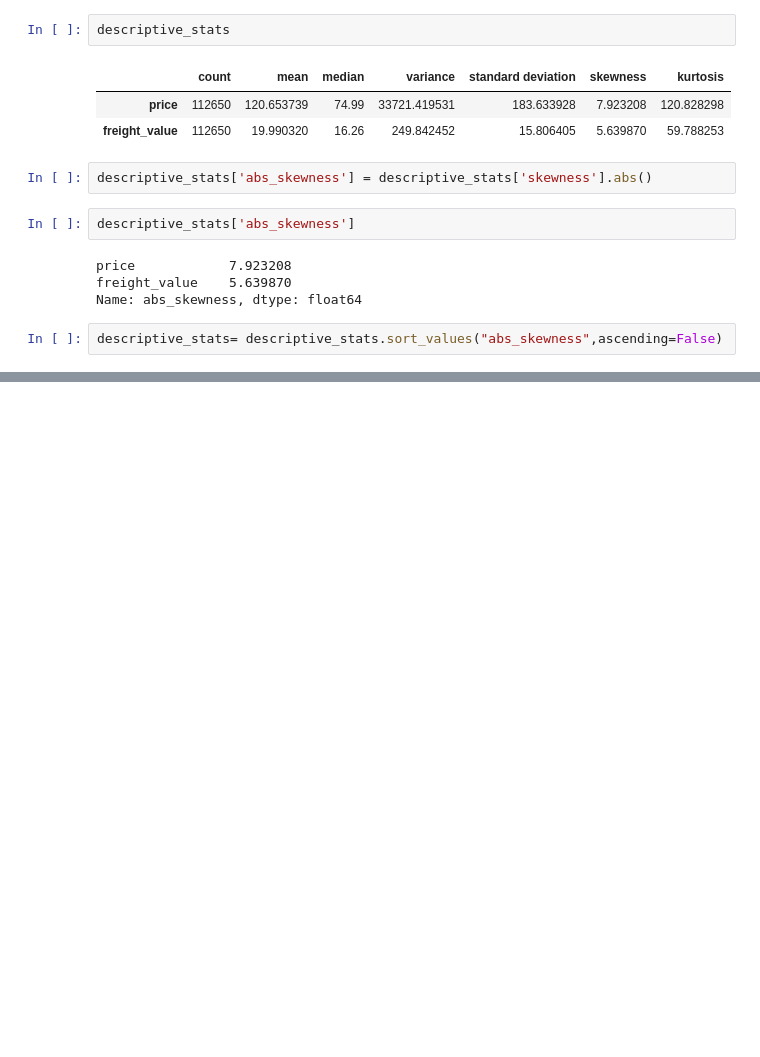
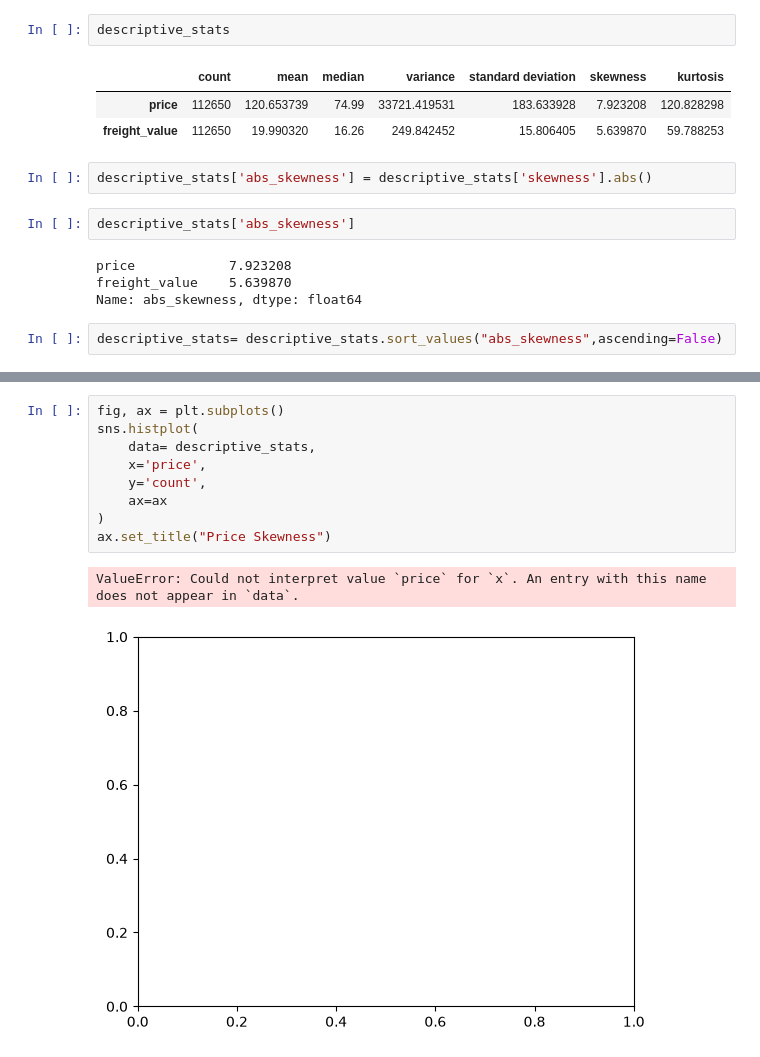
Before and after one commit to ProsellaAnalyst/Feature-Distribution-and-Skewness-Analysis, a Jupyter notebook: olist_descriptive_statistics_skewness.ipynb, the cells around one changed output, grey strips where cells are left out. Drawn from its saved outputs; the diff is of its cells as text; blank space fills up the shorter version.

```diff
--- a/olist_descriptive_statistics_skewness.ipynb
+++ b/olist_descriptive_statistics_skewness.ipynb
@@ -142,0 +136,12 @@ freight_value  5.639870   59.788253      5.639870  >
+# %%
+fig, ax = plt.subplots()
+sns.histplot(
+    data= descriptive_stats,
+    x='price',
+    y='count',
+    ax=ax
+)
+ax.set_title("Price Skewness")
+# %% [output]
+ValueError: Could not interpret value `price` for `x`. An entry with this name does not appear in `data`.
+[figure, added]
```
Also changed, not shown: parts of 1 cell of this notebook, 1 other file.
